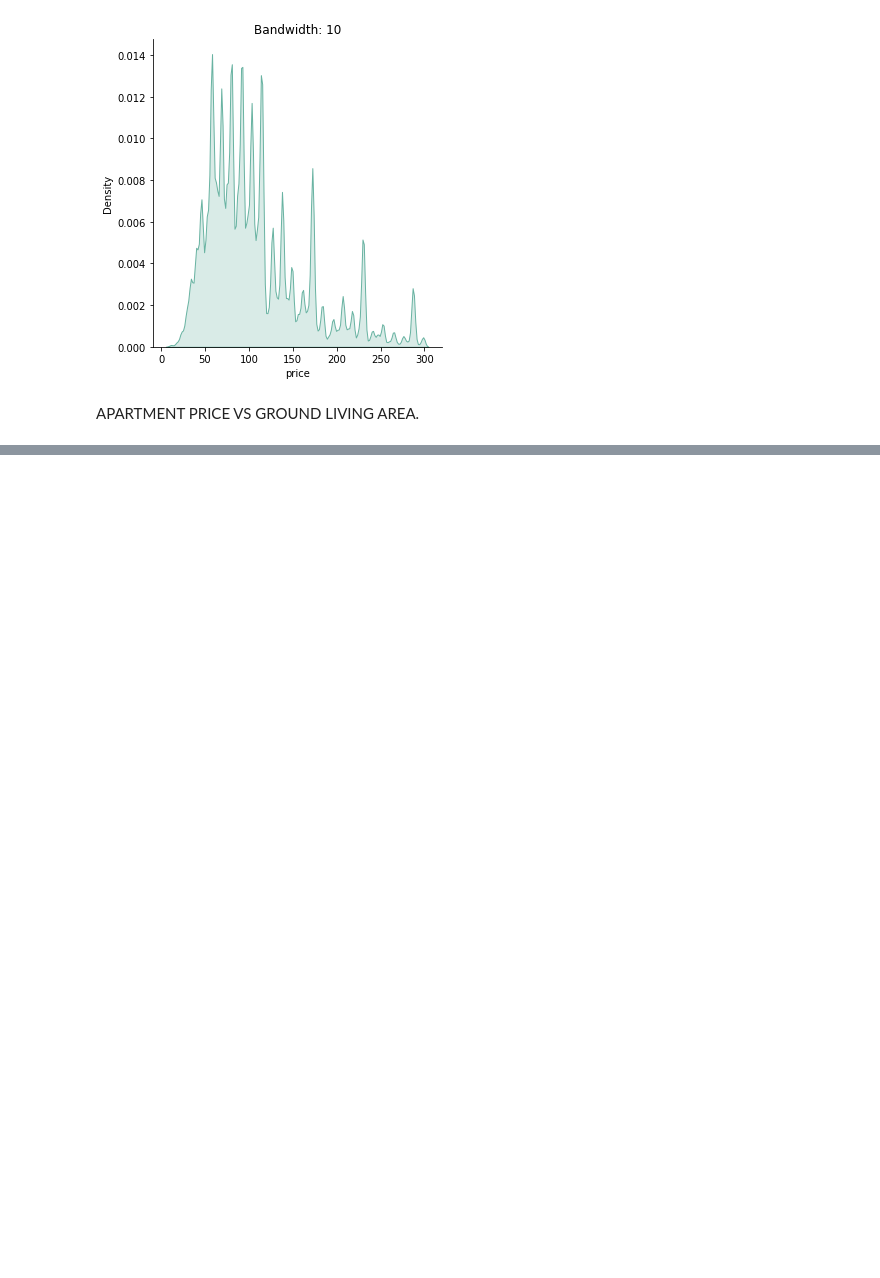
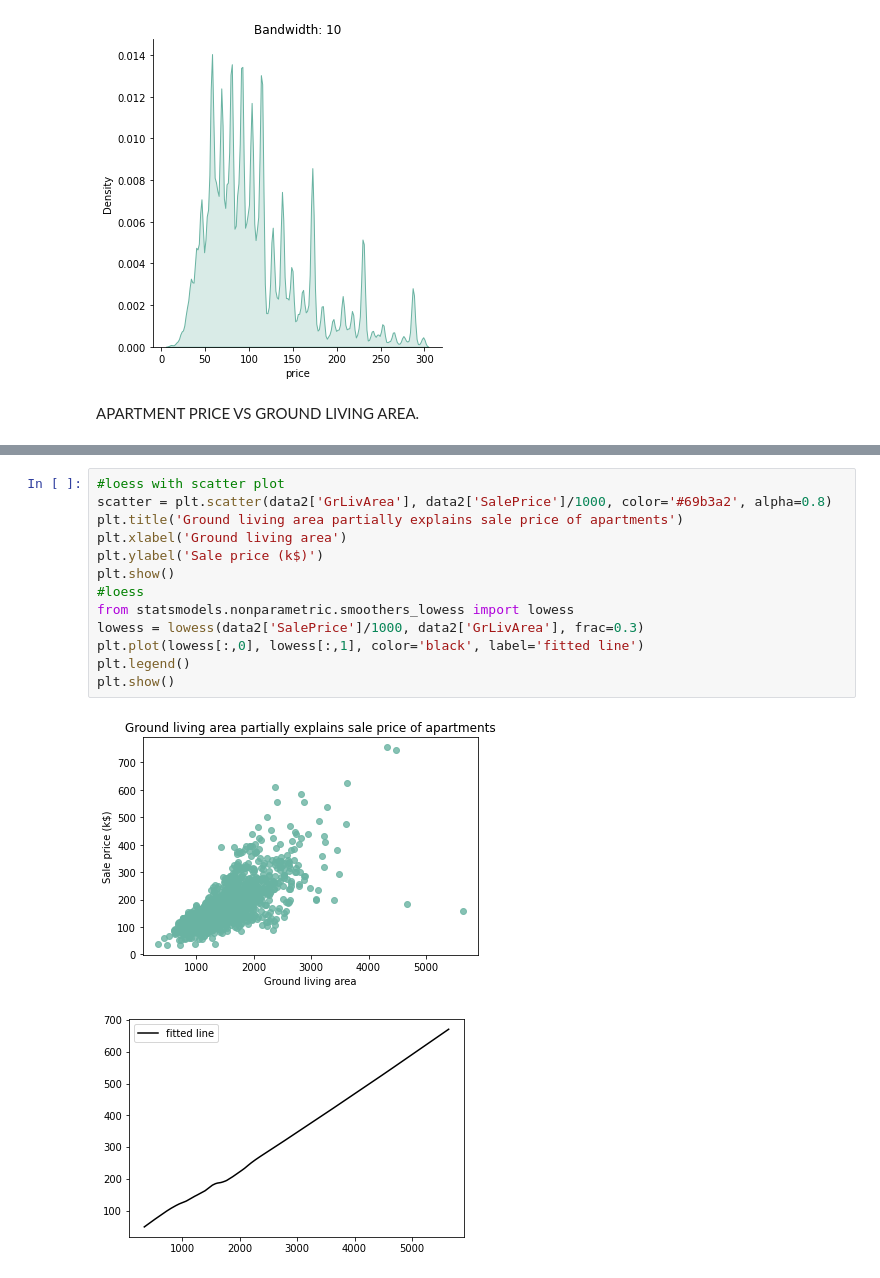
Before and after one commit to anjaliagarwal152615/lab2-dataviz, a Jupyter notebook: file.ipynb, the cells around one changed output, grey strips where cells are left out. Drawn from its saved outputs; the diff is of its cells as text; blank space fills up the shorter version.

```diff
--- a/file.ipynb
+++ b/file.ipynb
@@ -129,0 +98,16 @@ plt.show()
+# %%
+#loess with scatter plot
+scatter = plt.scatter(data2['GrLivArea'], data2['SalePrice']/1000, color='#69b3a2', alpha=0.8)
+plt.title('Ground living area partially explains sale price of apartments')
+plt.xlabel('Ground living area')
+plt.ylabel('Sale price (k$)')
+plt.show()
+#loess
+from statsmodels.nonparametric.smoothers_lowess import lowess
+lowess = lowess(data2['SalePrice']/1000, data2['GrLivArea'], frac=0.3)
+plt.plot(lowess[:,0], lowess[:,1], color='black', label='fitted line')
+plt.legend()
+plt.show()
+# %% [output]
+[figure, added]
+[figure, added]
```
Also changed, not shown: parts of 19 cells of this notebook.
